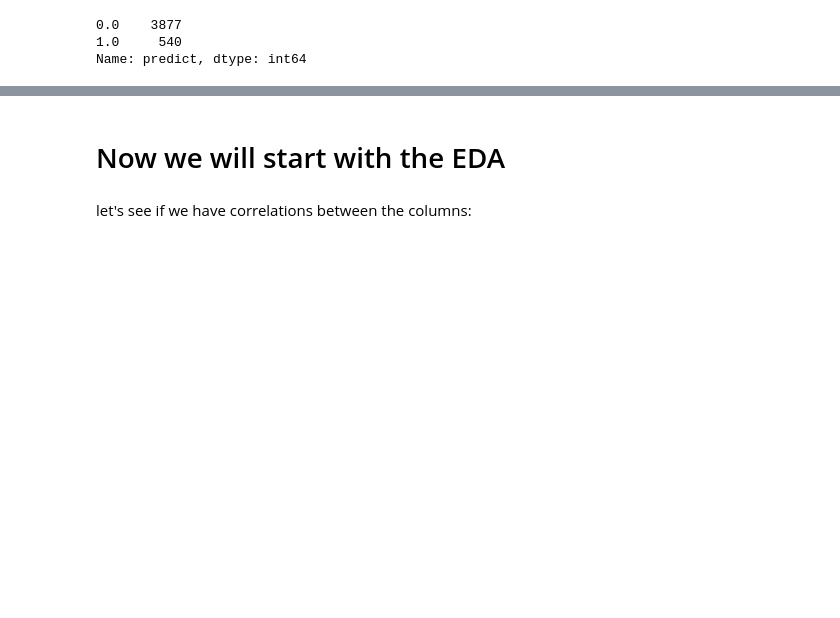
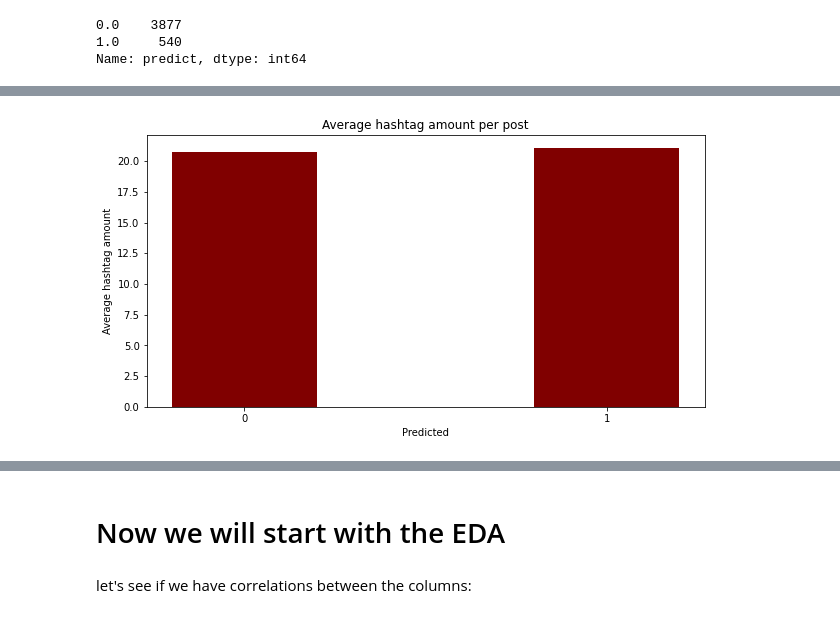
Before and after one commit to OrenPin/Instagram-Prediction---Data-Analysis, a Jupyter notebook: PostAnalysis.ipynb, the cells around one changed output, grey strips where cells are left out. Cells and saved outputs as stored; diff of their text form; code cells hidden in the pictures; blank space fills up the shorter version.

Commit message:
added few graphs

```diff
--- a/PostAnalysis.ipynb
+++ b/PostAnalysis.ipynb
@@ -174,2 +173,25 @@ df_duplicate['predict'].value_counts()
 1.0    2349
 Name: predict, dtype: int64
+# %%
+df_post_success = df_duplicate[df_duplicate['predict'] == 1]
+df_post_unsccess = df_duplicate[df_duplicate['predict'] == 0]
+# %%
+# we will calculate the avarage of hashtag_amount between df_post_success and df_post_unsccess
+avg_success = df_post_success['hashtag_amount'].mean()
+avg_unsuccess = df_post_unsccess['hashtag_amount'].mean()
+
+data = {'0':avg_unsuccess, '1':avg_success}
+hashtag_suc_unsuc = list(data.keys())
+values = list(data.values())
+
+fig = plt.figure(figsize = (10, 5))
+
+# creating the bar plot
+plt.bar(hashtag_suc_unsuc, values, color ='maroon', width = 0.4)
+
+plt.xlabel("Predicted")
+plt.ylabel("Average hashtag amount")
+plt.title("Average hashtag amount per post")
+plt.show()
+# %% [output]
+[figure, added]
```
Also changed, not shown: parts of 33 cells of this notebook, 1 other file.
